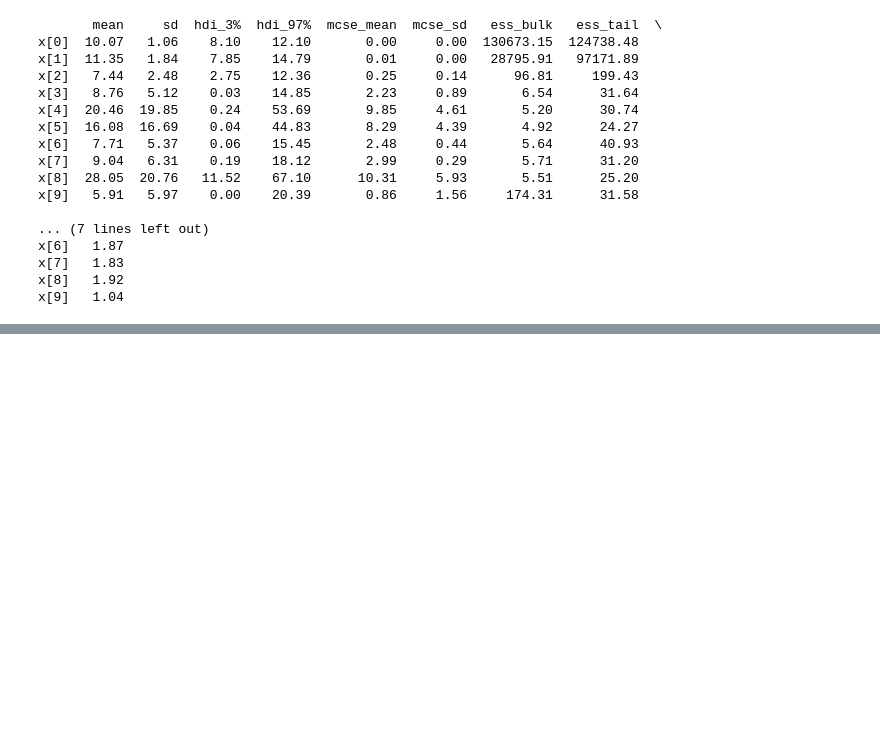
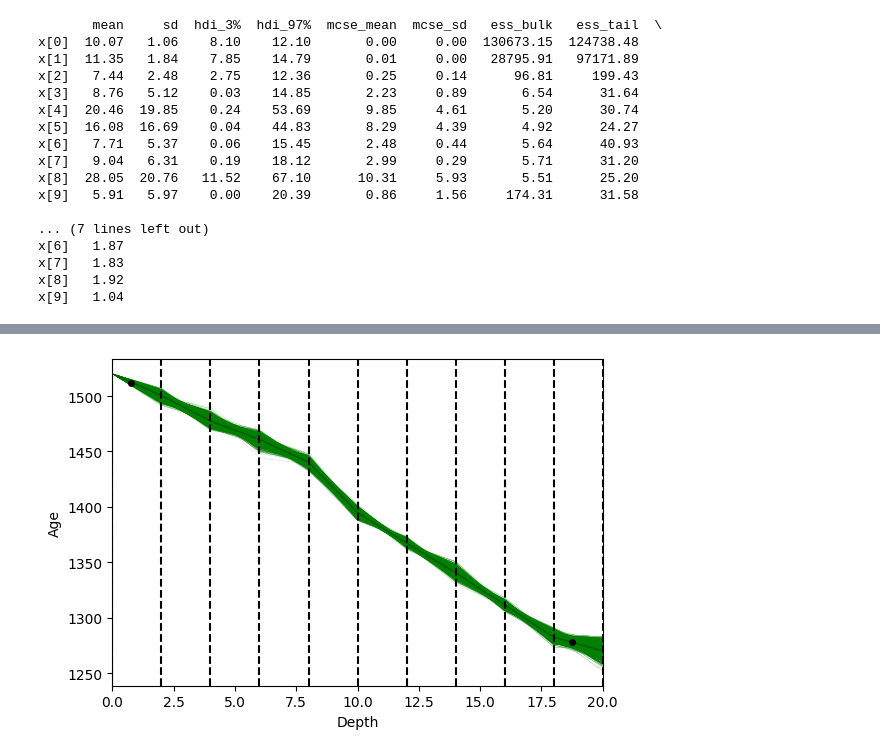
Before and after one commit to hannakjellson/Sampling-for-age-depth-modelling, a Jupyter notebook: python/src/age_depth_models/NS/plot.ipynb, the cells around one changed output, grey strips where cells are left out. Saved outputs shown, nothing was run; the diff lists cells and outputs as text; code cells hidden in the pictures; blank space fills up the shorter version.

```diff
--- a/python/src/age_depth_models/NS/plot.ipynb
+++ b/python/src/age_depth_models/NS/plot.ipynb
@@ -164,0 +168,32 @@ plt.show()
+# %%
+cumulative_sums = np.cumsum(posterior_samples[:,:], axis=1) * config["delta_c"]
+zeros = np.zeros((posterior_samples[:,:].shape[0], 1))
+age_offsets = np.concatenate((zeros, cumulative_sums), axis=1)
+
+model_ages = data["theta"] - age_offsets
+
+mean_model_age = model_ages.mean(axis=(0))
+
+# Age depth trace plot
+fig, ax = plt.subplots(figsize=(6, 4))
+num_samples = len(posterior_samples[:,0])
+for j in range(num_samples):
+    ax.plot(
+        config["cs"],
+        model_ages[j, :],
+        color='green',
+        alpha=0.3,
+        linewidth=0.1,
+    )
+for i, c in enumerate(config["cs"]):
+    ax.axvline(x=c, color='k', linestyle='--')
+
+ax.set_xlim(0, np.max(config["cs"]))
+plt.plot(config["cs"], mean_model_age, color="black", alpha=0.3, linewidth=1)
+plt.plot(data["c14_depths"], np.squeeze(data["c14_ages"]), "ko", markersize=4)
+plt.xlabel("Depth")
+plt.ylabel("Age")
+plt.tight_layout()
+plt.show()
+# %% [output]
+[figure, added]
```
Also changed, not shown: parts of 9 cells of this notebook, 1 other file.
